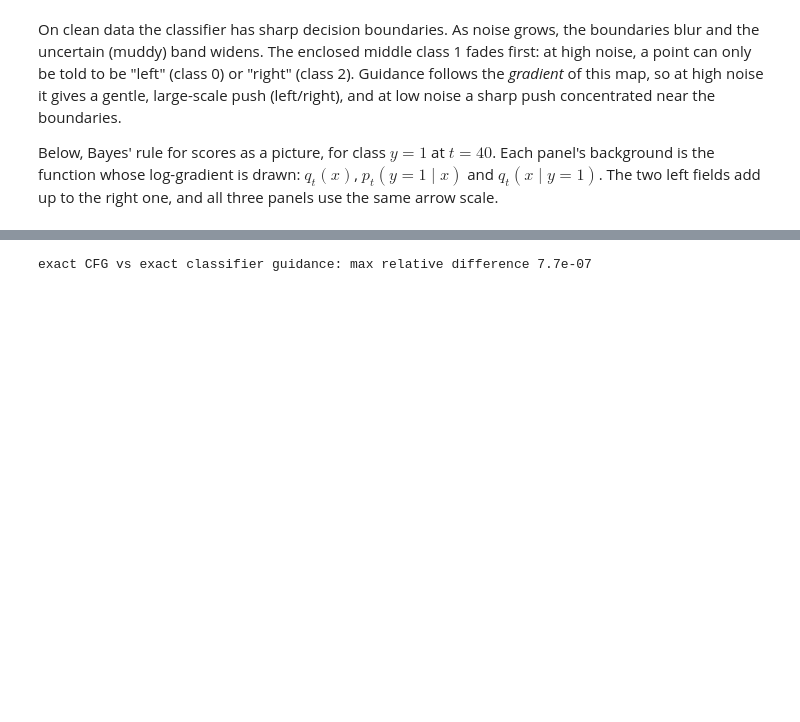
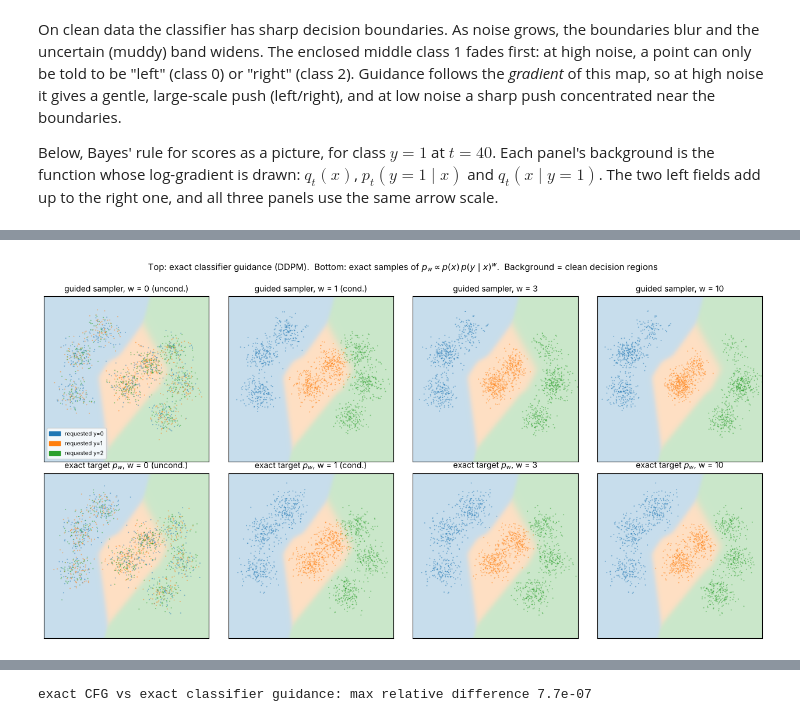
Before and after one commit to johnschwarcz/CognitiveGridworld, a Jupyter notebook: diffusion_tutorial/06_guidance.ipynb, the cells around one changed output, grey strips where cells are left out. Cells and saved outputs as stored; diff of their text form; code cells hidden in the pictures; blank space fills up the shorter version.

```diff
--- a/diffusion_tutorial/06_guidance.ipynb
+++ b/diffusion_tutorial/06_guidance.ipynb
@@ -501,0 +436,82 @@ First, with exact scores, classifier guidance and CFG are the *same* thing:
+# %%
+def tilted_density_grid(y, w, lim=4.5, n=300):
+    """Exact p_w(x|y) ∝ p(x) p(y|x)^w on a regular n x n grid: (cell centres, cell probabilities, spacing)."""
+    g1 = torch.linspace(-lim, lim, n, dtype=torch.float64)
+    X, Y = torch.meshgrid(g1, g1, indexing="xy")
+    pts = torch.stack([X.flatten(), Y.flatten()], 1)
+    log_joint = class_log_joint(pts)
+    log_px = torch.logsumexp(log_joint, 1)
+    log_tilted = log_px + w * (log_joint[:, y] - log_px)          # log p(x) + w log p(y|x)
+    return pts, torch.softmax(log_tilted, 0), (g1[1] - g1[0]).item()
+
+
+def sample_from_grid(pts, probs, h, n, seed):
+    """Draw from the tabulated density: cell ~ probs, then uniform within the cell."""
+    g = torch.Generator().manual_seed(seed)
+    idx = torch.multinomial(probs, n, replacement=True, generator=g)
+    return (pts[idx] + (torch.rand(n, 2, generator=g, dtype=torch.float64) - 0.5) * h).float()
+
+
+REF_DIV_2D = [torch.pdist(true_cond[labels_2d == c]).mean().item() for c in range(N_CLASSES)]
+
+
+def fidelity_diversity_2d(x, labels):
+    """(accuracy, mean p(y|x), relative within-class diversity per class) under the exact clean classifier."""
+    probs = noisy_classifier_logprobs(x.double()).exp()
+    conf = probs[torch.arange(len(x)), labels].mean().item()
+    acc = (probs.argmax(1) == labels).float().mean().item()
+    div = [torch.pdist(x[labels == c]).mean().item() / REF_DIV_2D[c] for c in range(N_CLASSES)]
+    return acc, conf, div
+
+
+def component_occupancy(x, c):
+    """Fraction of the samples x (requested class c) that belong to each of class c's components."""
+    k = class_gmms[c].responsibilities(x).argmax(1)
+    return torch.bincount(k, minlength=class_gmms[c].K).float() / len(x)
+
+
+def grid_occupancy(pts, probs, c):
+    """The same fractions, computed exactly for a tabulated density (mass of the cells assigned to each component)."""
+    k = class_gmms[c].responsibilities(pts).argmax(1)
+    return torch.zeros(class_gmms[c].K, dtype=torch.float64).index_add_(0, k, probs).float()
+
+
+# exact p_w for every class and w: tabulated once, then sampled (N_PER_CLASS_2D per class, like the guided runs)
+pw_grids = {(w, c): tilted_density_grid(c, w) for w in W_LIST for c in range(N_CLASSES)}
+pw_samples = {w: torch.cat([sample_from_grid(*pw_grids[(w, c)], N_PER_CLASS_2D, seed=40 + c) for c in range(N_CLASSES)])
+              for w in W_LIST}
+
+print("   w   samples from      accuracy  mean p(y|x)   rel. diversity: class 0  class 1  class 2")
+for w in W_LIST:
+    for name, x in [("guided sampler", cg_samples[w]), ("exact p_w", pw_samples[w])]:
+        acc, conf, div = fidelity_diversity_2d(x, labels_2d)
+        print(f"{w:5.1f}   {name:15s}   {acc:7.3f}   {conf:9.3f}   {'':15s}{div[0]:7.2f}  {div[1]:7.2f}  {div[2]:7.2f}")
+
+print("\nfraction of each class's samples in each of its components (true p(x|y): equal shares)")
+comp_hdr = " | ".join(" ".join(f"({m[0]:4.1f},{m[1]:4.1f})" for m in class_gmms[c].means.numpy())
+                      for c in range(N_CLASSES))
+print(f"{'':25s}" + " | ".join(f"{'class ' + str(c):<{12 * class_gmms[c].K - 1}s}" for c in range(N_CLASSES)))
+print(f"{'component mean':25s}{comp_hdr}")
+for w in W_LIST[1:]:                                       # w = 0 ignores the label: not meaningful
+    rows = {"guided sampler": [component_occupancy(cg_samples[w][labels_2d == c], c) for c in range(N_CLASSES)],
+            "exact p_w": [grid_occupancy(*pw_grids[(w, c)][:2], c) for c in range(N_CLASSES)]}
+    for name, occ_list in rows.items():
+        occ_txt = " | ".join(" ".join(f"{v:11.2f}" for v in o) for o in occ_list)
+        print(f"w = {w:4.1f}  {name:15s}{occ_txt}")
+
+clean_rgb = class_rgb_image(None)
+SHOW = slice(None, None, 2)          # plot every 2nd sample (class-balanced: labels are sorted); metrics use all
+fig, axes = plt.subplots(2, len(W_LIST), figsize=(3.2 * len(W_LIST), 6.6))
+for j, w in enumerate(W_LIST):
+    for i, (name, s) in enumerate([("guided sampler", cg_samples[w]), ("exact target $p_w$", pw_samples[w])]):
+        ax = axes[i, j]
+        ax.imshow(clean_rgb, extent=[-LIM, LIM, -LIM, LIM], origin="lower", alpha=0.25)
+        dm.scatter2d(s[SHOW], ax=ax, lim=LIM, s=2, alpha=0.5, c=CLASS_RGB[labels_2d[SHOW].numpy()])
+        ax.set_title(f"{name}, w = {w:g}" + (" (uncond.)" if w == 0 else " (cond.)" if w == 1 else ""))
+axes[0, 0].legend(handles=[Patch(color=c, label=f"requested y={i}") for i, c in enumerate(CLASS_COLORS)],
+                  loc="lower left", fontsize=7)
+plt.suptitle("Top: exact classifier guidance (DDPM).  Bottom: exact samples of $p_w\\propto p(x)\\,p(y\\mid x)^w$.  "
+             "Background = clean decision regions", y=1.0)
+plt.tight_layout()
+plt.show()
+# %% [output]
@@ -501,0 +537 @@ First, with exact scores, classifier guidance and CFG are the *same* thing:
+[figure, added]
```
Also changed, not shown: parts of 31 cells of this notebook, 7 other files.
